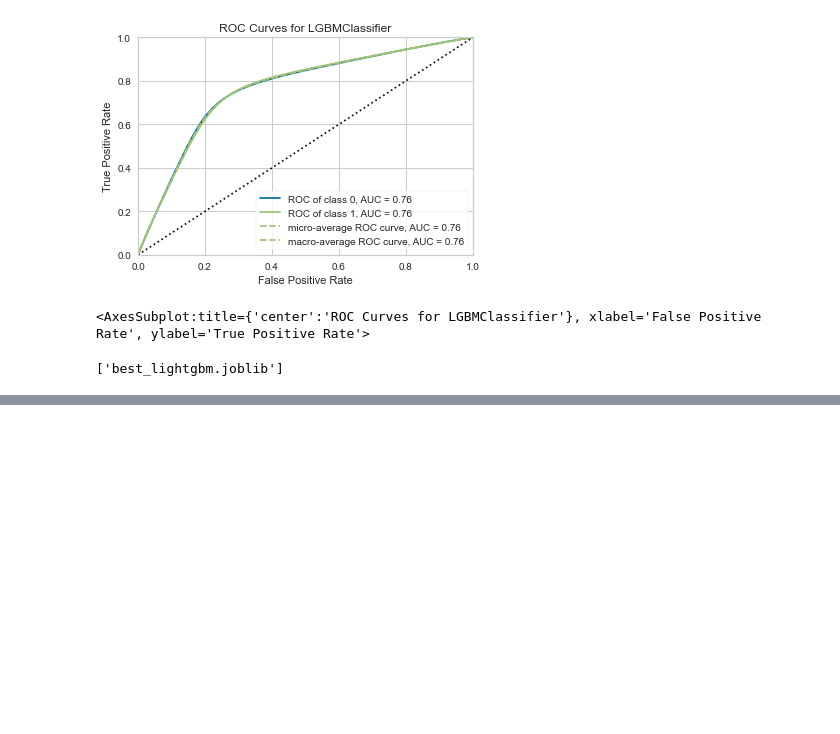
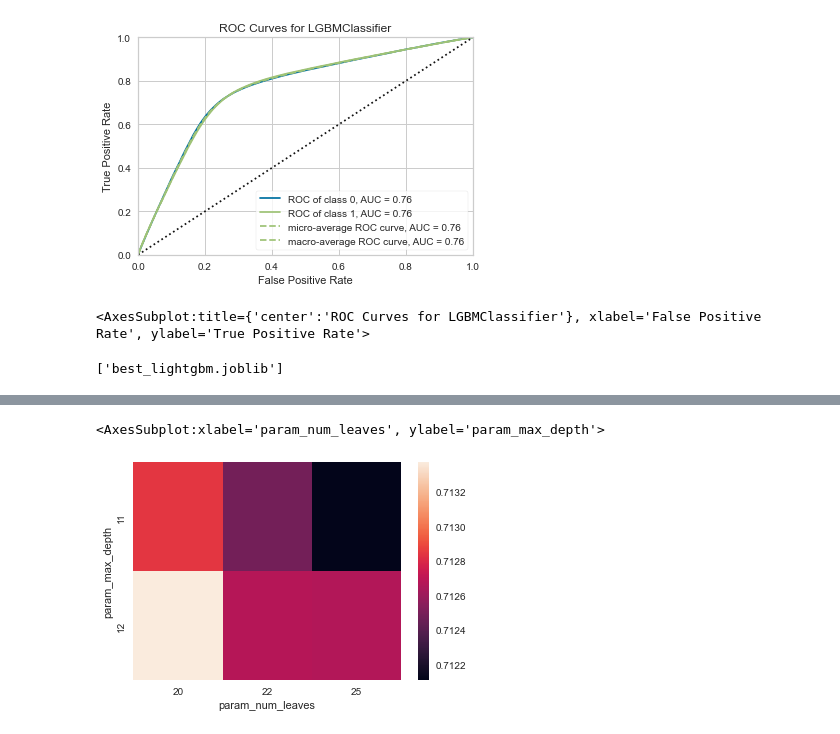
Before and after one commit to threecifanggen/kaggle-practice, a Jupyter notebook: tabular-playground-series-nov-2021/step.5.lightgbm_optimized.ipynb, the cells around one changed output, grey strips where cells are left out. Saved outputs shown, nothing was run; the diff lists cells and outputs as text; code cells hidden in the pictures; blank space fills up the shorter version.

```diff
--- a/tabular-playground-series-nov-2021/step.5.lightgbm_optimized.ipynb
+++ b/tabular-playground-series-nov-2021/step.5.lightgbm_optimized.ipynb
@@ -422,0 +543,16 @@ dump(best_model, 'best_lightgbm.joblib')
+# %%
+## 调节精确度
+m = GridSearchCV(
+    LGBMClassifier(bagging_fraction=0.5, boosting='gbdt',
+                                      feature_fraction=0.5, lambda_l1=5,
+                                      lambda_l2=0.5, max_depth=10,
+                                      min_data_in_leaf=15, num_iterations=300,
+                                      num_leaves=20, subsample=0.8),
+    cv=3,
+    verbose=10,
+    param_grid={
+        "max_depth": [11, 12],
+        "num_leaves": [20, 22, 25]
+    }
+)
+m.fit(X, y)
@@ -422,0 +645,9 @@ dump(best_model, 'best_lightgbm.joblib')
+# %%
+cv_result_df = pd.DataFrame(
+    m.cv_results_
+)
+cv_result_df
+sb.heatmap(cv_result_df.pivot("param_max_depth", "param_num_leaves", "mean_test_score"))
+# %% [output]
+<AxesSubplot:xlabel='param_num_leaves', ylabel='param_max_depth'>
+[figure, added]
```
Also changed, not shown: parts of 16 cells of this notebook.
